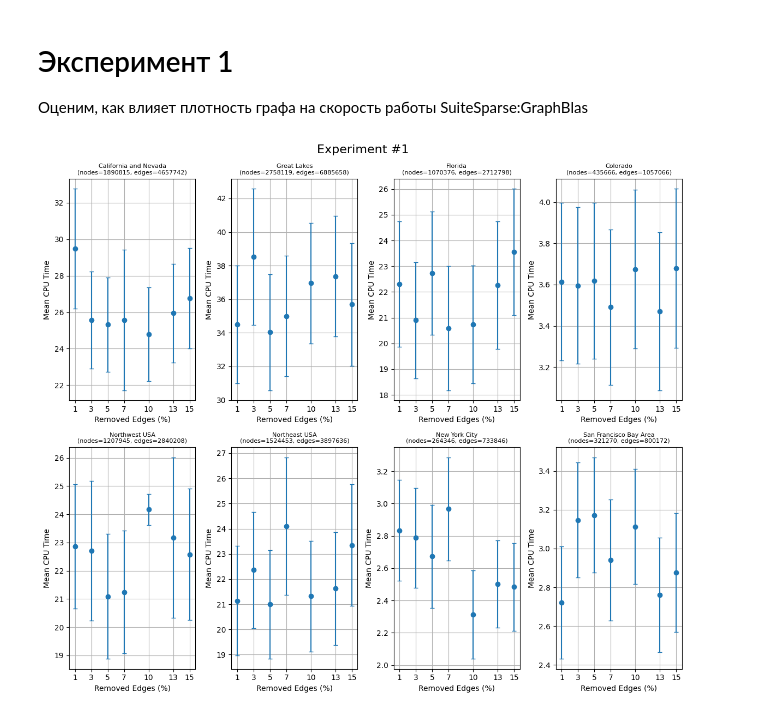
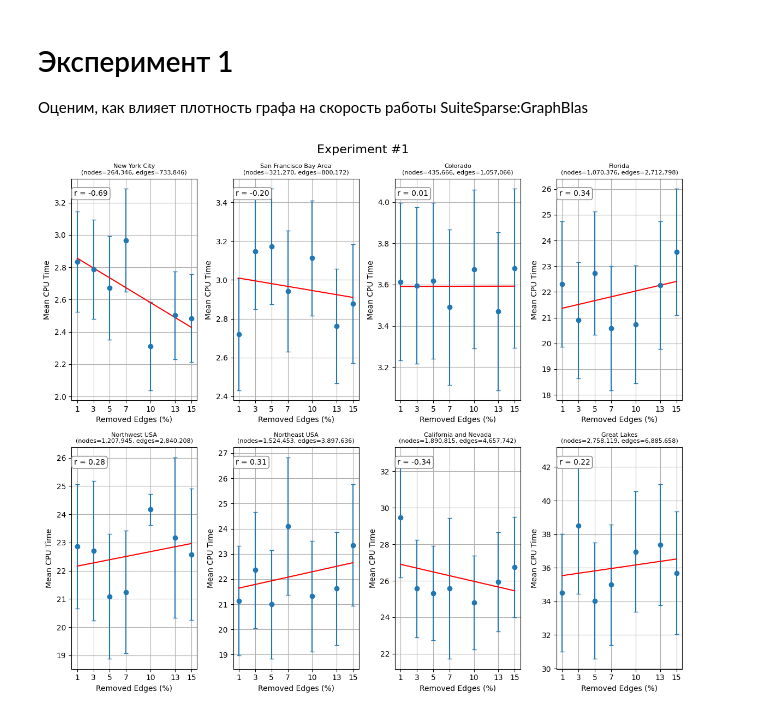
Before and after one commit to AlexShmak/graphs_analysis, a Jupyter notebook: boruvka/GraphBlas/src/experiments.ipynb, the cells around one changed output. Drawn from its saved outputs; the diff is of its cells as text; code cells hidden in the pictures.

```diff
--- a/boruvka/GraphBlas/src/experiments.ipynb
+++ b/boruvka/GraphBlas/src/experiments.ipynb
@@ -394,37 +398,56 @@ BAY = [
 GRAPHS = {
     "California and Nevada": Experiment1GraphData(1_890_815, 4_657_742, CAL),
     "Great Lakes": Experiment1GraphData(2_758_119, 6_885_658, LKS),
-    "Florida": Experiment1GraphData(1_070_376, 2_712_798, FLA),
-    "Colorado": Experiment1GraphData(435_666, 1_057_066, COL),
     "Northwest USA": Experiment1GraphData(1_207_945, 2_840_208, NW),
     "Northeast USA": Experiment1GraphData(1_524_453, 3_897_636, NE),
+    "Florida": Experiment1GraphData(1_070_376, 2_712_798, FLA),
+    "San Francisco Bay Area": Experiment1GraphData(321_270, 800_172, BAY),
     "New York City": Experiment1GraphData(264_346, 733_846, NY),
-    "San Francisco Bay Area": Experiment1GraphData(321_270, 800_172, BAY),
+    "Colorado": Experiment1GraphData(435_666, 1_057_066, COL),
 }
+
+R_VALUES = []
+P_VALUES = []
+NAMES = []
 # %%
 num_graphs = len(GRAPHS)
 cols = 4
 rows = math.ceil(num_graphs / cols)
 
 fig, axes = plt.subplots(rows, cols, figsize=(12, 5 * rows))
 axes = axes.flatten()
 
-for idx, (name, graph_data) in enumerate(GRAPHS.items()):
+sorted_graphs = sorted(GRAPHS.items(), key=lambda g: g[1].nodes_count)
+
+for idx, (name, graph_data) in enumerate(sorted_graphs):
     ax = axes[idx]
     x = [d.removed_percent.value for d in graph_data.experiment]
     y = [d.mean for d in graph_data.experiment]
     yerr = [d.confidence_interval for d in graph_data.experiment]
 
     ax.errorbar(x, y, yerr=yerr, fmt='o', capsize=3, label=name, color='tab:blue')
-    ax.set_title(f"{name}\n(nodes={graph_data.nodes_count}, edges={graph_data.edges_count})", fontsize=8)
+    ax.set_title(f"{name}\n(nodes={graph_data.nodes_count:,}, edges={graph_data.edges_count:,})", fontsize=8)
     ax.set_xlabel("Removed Edges (%)")
     ax.set_ylabel("Mean CPU Time")
     ax.grid(True)
 
     ax.set_xticks(x)
 
+    slope, intercept, r_value, p_value, _ = linregress(x, y)
+    regression_line = slope * np.array(x) + intercept
+
+    r_text = f"r = {r_value:.2f}"
+    R_VALUES.append(r_value)
+    P_VALUES.append(p_value)
+    NAMES.append(name)
+
+    ax.annotate(r_text, xy=(0.02, 0.95), xycoords='axes fraction',
+            fontsize=10, ha='left', va='top', bbox=dict(boxstyle="round", fc="white", ec="gray"))
+
+    ax.plot(x, regression_line, color='red')
+
 plt.tight_layout()
 plt.suptitle("Experiment #1", fontsize=16, y=1.02)
 plt.show()
 # %% [output]
-[figure, old version]
+[figure, new version]
```
Also changed, not shown: parts of 4 cells of this notebook.
